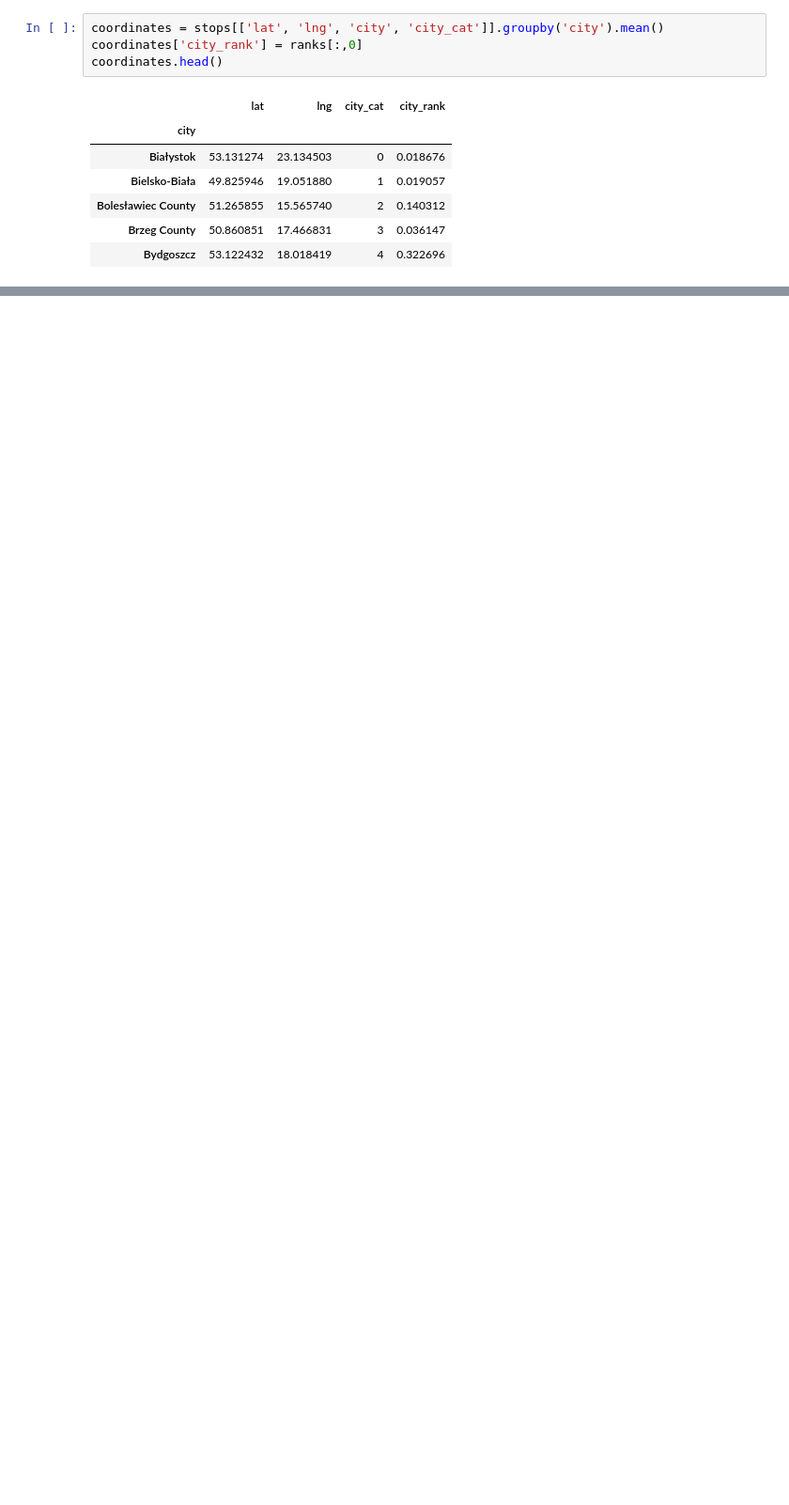
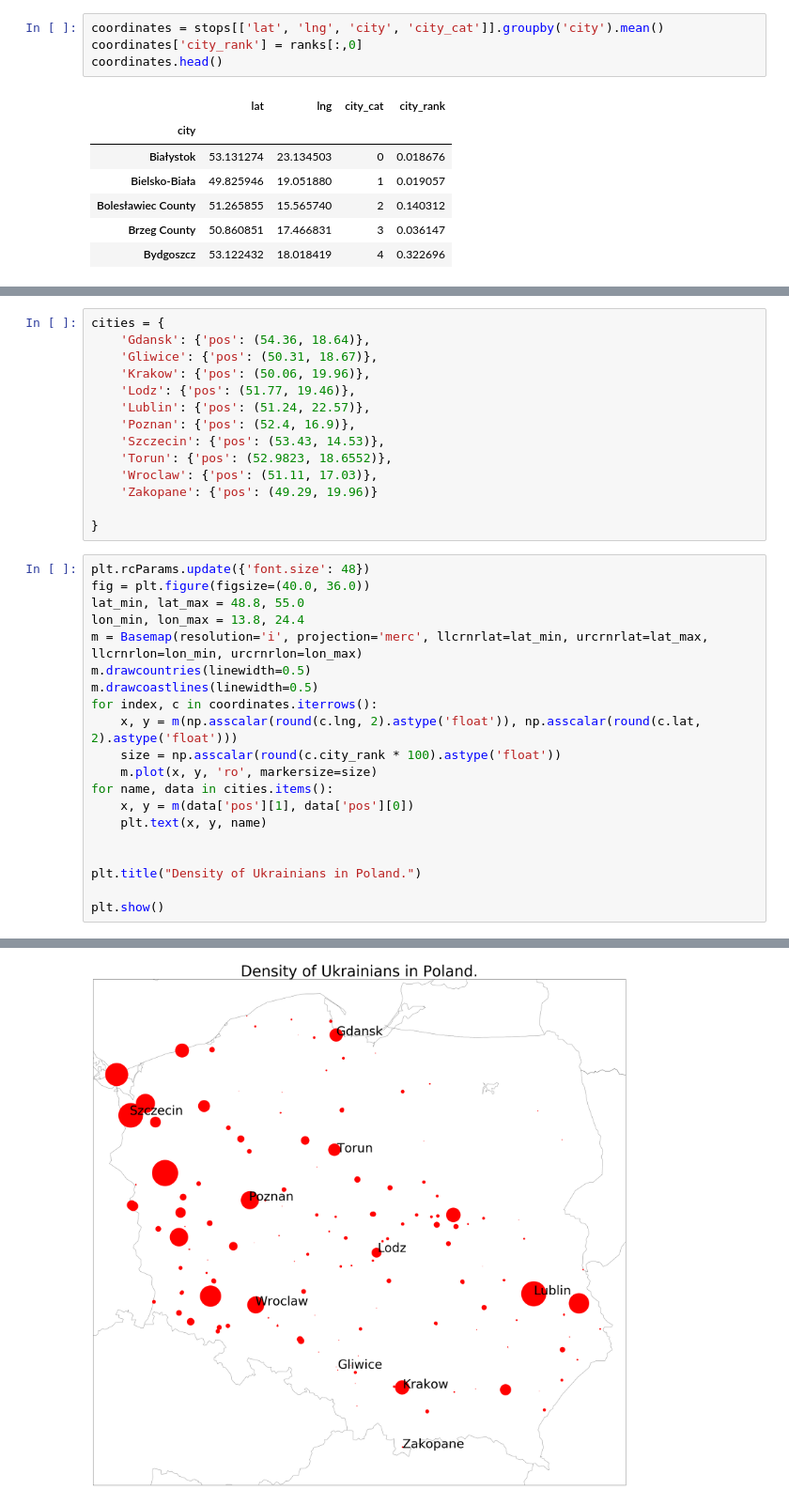
Before and after one commit to volodymyrlut/international-bus-routes-analysis, a Jupyter notebook: PageRank.ipynb, the cells around one changed output, grey strips where cells are left out. Shown: that part at 94% size. Saved outputs shown, nothing was run; the diff lists cells and outputs as text; blank space fills up the shorter version.

Commit message:
Add chart

```diff
--- a/PageRank.ipynb
+++ b/PageRank.ipynb
@@ -160,0 +152,35 @@ IndexError: too many indices for array
+# %%
+cities = {
+    'Gdansk': {'pos': (54.36, 18.64)},
+    'Gliwice': {'pos': (50.31, 18.67)},
+    'Krakow': {'pos': (50.06, 19.96)},
+    'Lodz': {'pos': (51.77, 19.46)},
+    'Lublin': {'pos': (51.24, 22.57)},
+    'Poznan': {'pos': (52.4, 16.9)},
+    'Szczecin': {'pos': (53.43, 14.53)},
+    'Torun': {'pos': (52.9823, 18.6552)},
+    'Wroclaw': {'pos': (51.11, 17.03)},
+    'Zakopane': {'pos': (49.29, 19.96)}
+
+}
+# %%
+plt.rcParams.update({'font.size': 48})
+fig = plt.figure(figsize=(40.0, 36.0))
+lat_min, lat_max = 48.8, 55.0
+lon_min, lon_max = 13.8, 24.4
+m = Basemap(resolution='i', projection='merc', llcrnrlat=lat_min, urcrnrlat=lat_max, llcrnrlon=lon_min, urcrnrlon=lon_max)
+m.drawcountries(linewidth=0.5)
+m.drawcoastlines(linewidth=0.5)
+for index, c in coordinates.iterrows():
+    x, y = m(np.asscalar(round(c.lng, 2).astype('float')), np.asscalar(round(c.lat, 2).astype('float')))
+    size = np.asscalar(round(c.city_rank * 100).astype('float'))
+    m.plot(x, y, 'ro', markersize=size)
+for name, data in cities.items():
+    x, y = m(data['pos'][1], data['pos'][0])
+    plt.text(x, y, name)
+
+
+plt.title("Density of Ukrainians in Poland.")
+
+plt.show()
+# %% [output]
@@ -160,0 +190 @@ IndexError: too many indices for array
+[figure, added]
```
Also changed, not shown: parts of 5 cells of this notebook.
